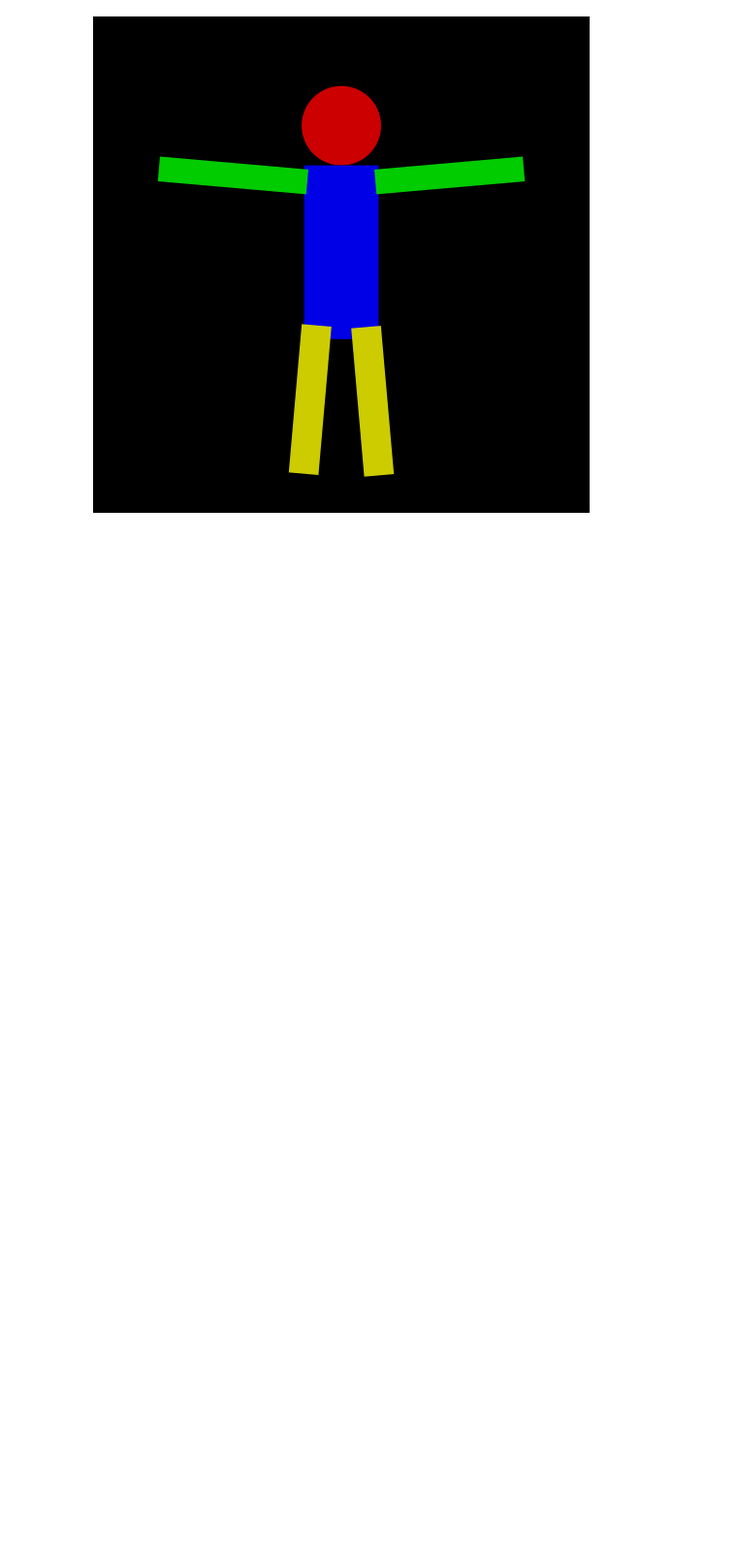
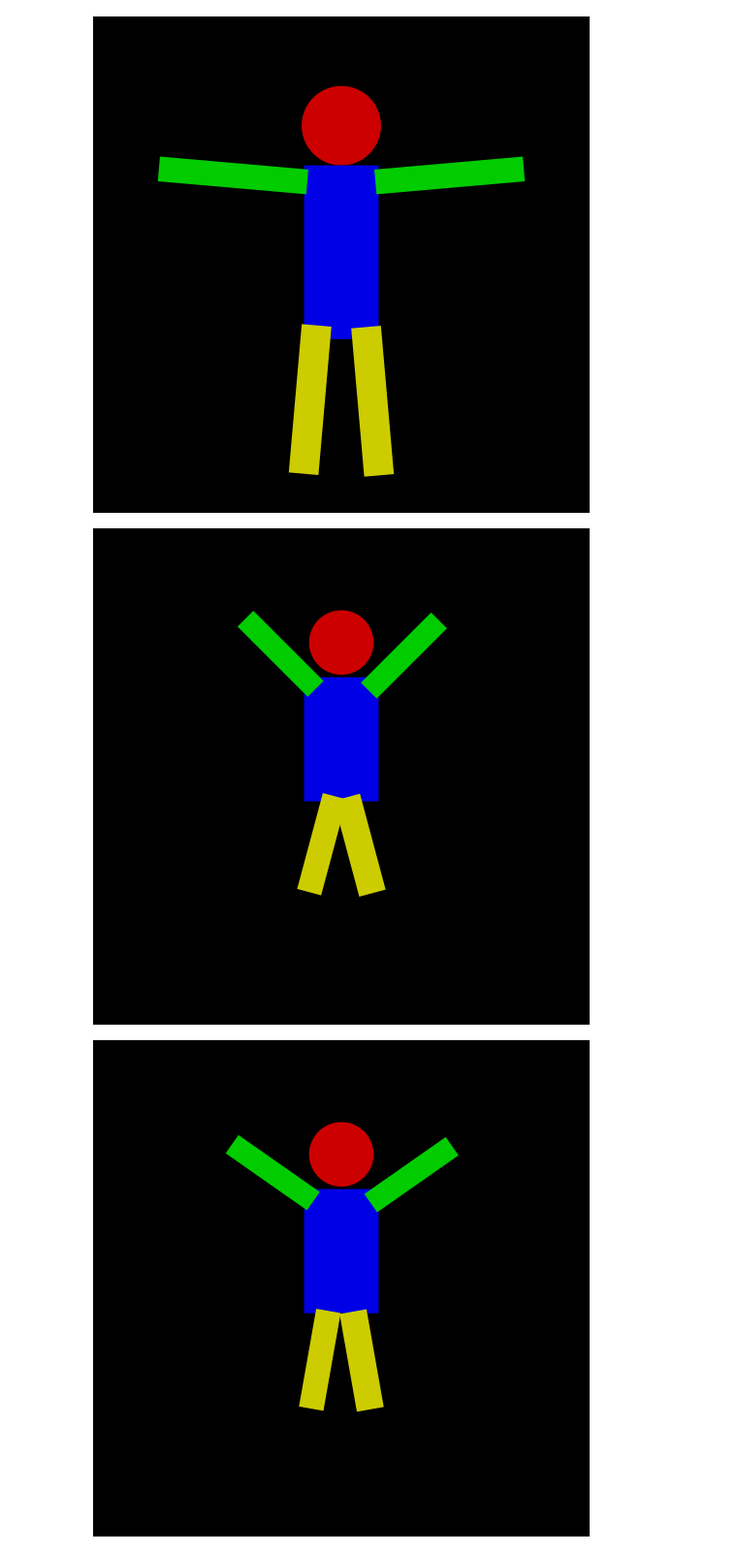
Before and after one commit to Aleks048/DL_regularization_project, a Jupyter notebook: code/cairo_draw2.ipynb, the cells around one changed output. Shown at 97% size. Cells and saved outputs as stored; diff of their text form; code cells hidden in the pictures; blank space fills up the shorter version.

```diff
--- a/code/cairo_draw2.ipynb
+++ b/code/cairo_draw2.ipynb
@@ -96,3 +96,45 @@ for i in range(len(women)):
 [figure]
 [figure]
 [figure]
+# %%
+
+Move = np.arange(0,20,5)
+childen = []
+for m in Move:
+
+    childen.append(ShapeGroup({
+    'root': Transform(translation = (0.5, 0.2), children = ShapeGroup({
+        'head': Circle(0, 0.03, 0.065, fill = (0.8, 0, 0)),
+        'body': Rectangle(-0.075, 0.1, 0.15, 0.25, fill = (0, 0, 0.9)),
+        #'body': Rectangle(-0.05, 0.1, 0.1, 0.4, fill = (0, 0, 0.9)),
+        'left_arm': Transform(translation = (-0.05, 0.15), rotation = 135-2*m, children = ShapeGroup({
+            'arm': Rectangle(-0.04, 0.02, 0.045, 0.2, fill = (0, 0.8, 0))
+        })),
+        'right_arm': Transform(translation = (0.05, 0.15), rotation = -135+2*m, children = ShapeGroup({
+            'arm': Rectangle(-0.01, 0.02, 0.045, 0.2, fill = (0, 0.8, 0))
+        })),
+        'left_leg': Transform(translation = (0.045, 0.49), rotation = 15-m, children = ShapeGroup({
+            'leg': Rectangle(-0.12, -0.13, 0.05, 0.2, fill = (0.8, 0.8, 0))
+        })),
+        'right_left': Transform(translation = (-0.040, 0.49), rotation = -15+m, children = ShapeGroup({
+            'arm': Rectangle(0.06, -0.13, 0.055, 0.2, fill = (0.8, 0.8, 0))
+        })),
+       }))
+    }))
+
+def draw_childen(childen):
+    scale = 512
+    inv_scale = 1. / scale
+    size = (scale, scale)
+    surface = cairo.ImageSurface(cairo.FORMAT_RGB24, *size)
+    ctx = cairo.Context(surface)
+    ctx.scale(*size)
+
+    childen.draw(ctx)
+
+    display(surface_to_image(surface))
+for i in range(len(childen)):
+    draw_childen(childen[i])
+# %% [output]
+[figure, added]
+[figure, added]
```
Also changed, not shown: parts of 2 cells of this notebook.
